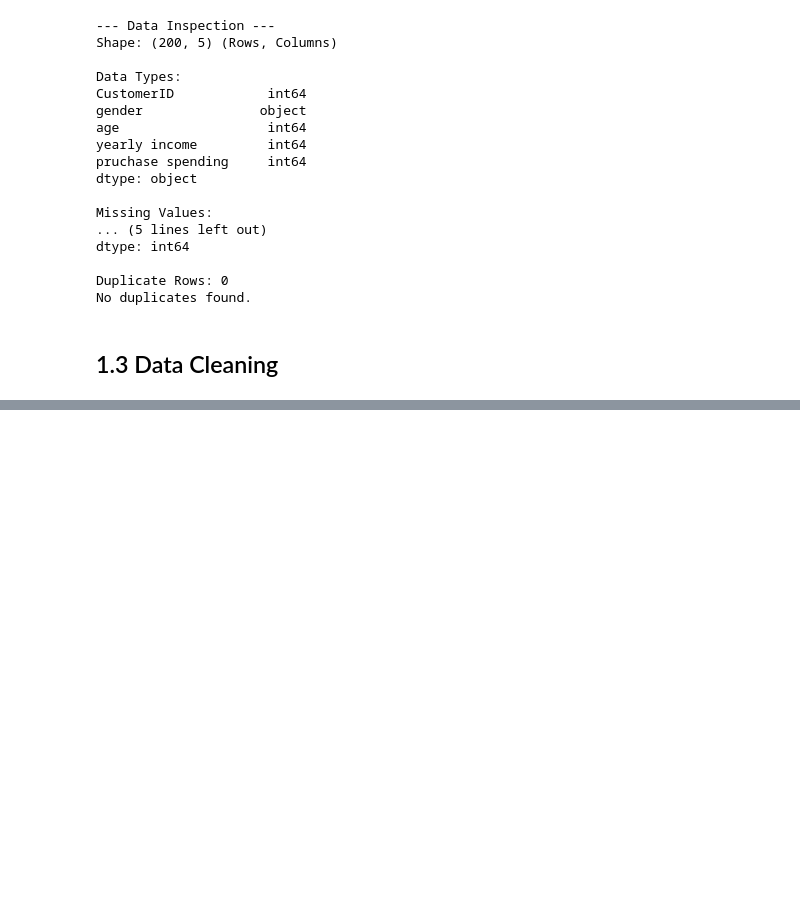
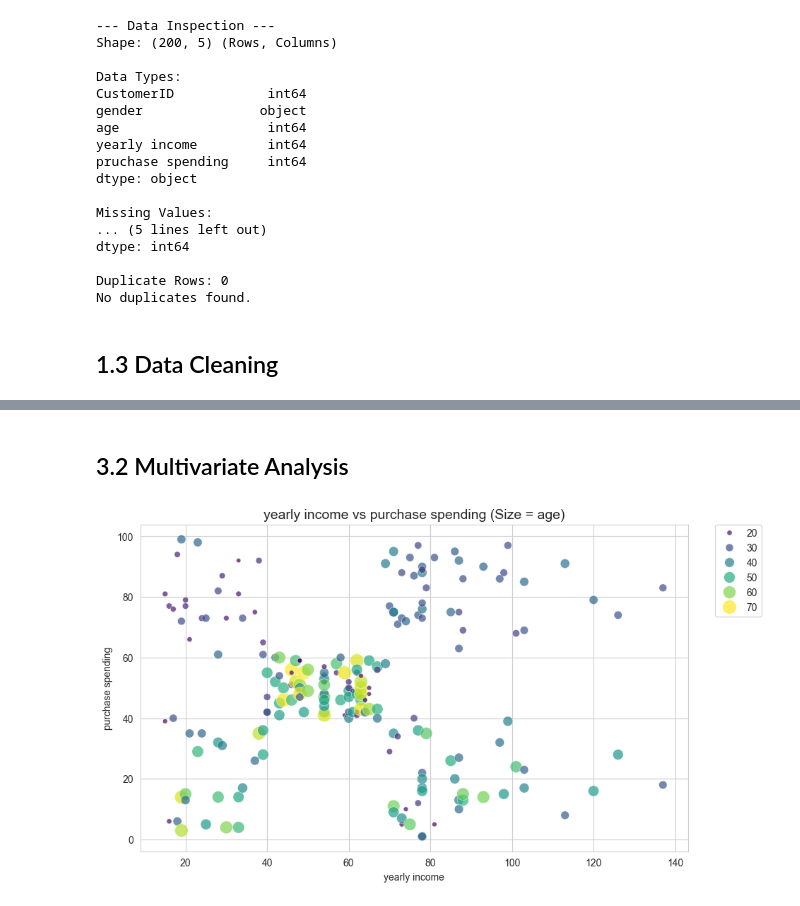
Before and after one commit to GitGud-f/customer-segmentation-kmeans, a Jupyter notebook: notebooks/analysis_report.ipynb, the cells around one changed output, grey strips where cells are left out. Saved outputs shown, nothing was run; the diff lists cells and outputs as text; code cells hidden in the pictures; blank space fills up the shorter version.

```diff
--- a/notebooks/analysis_report.ipynb
+++ b/notebooks/analysis_report.ipynb
@@ -90,0 +127,11 @@ Data saved to ../data/processed/Mall_Customers_Clean.csv
+# %% [markdown]
+## 3.2 Multivariate Analysis
+# %%
+visualization.plot_multivariate_bubble(
+    df_clean,
+    x_col='yearly income',
+    y_col='purchase spending',
+    size_col='age'
+)
+# %% [output]
+[figure, added]
```
Also changed, not shown: parts of 10 cells of this notebook, 2 other files.
